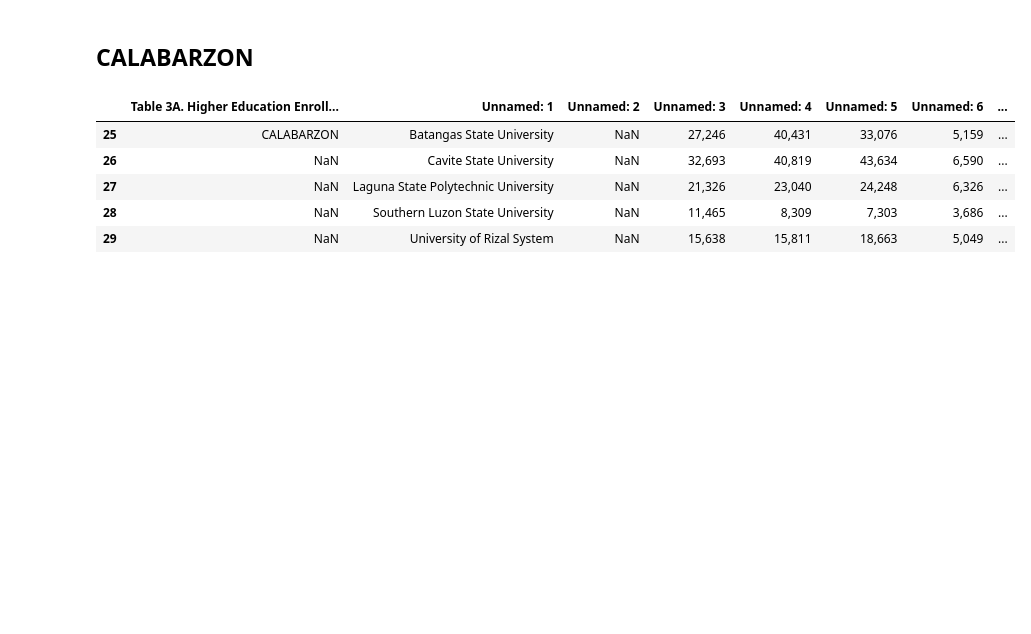
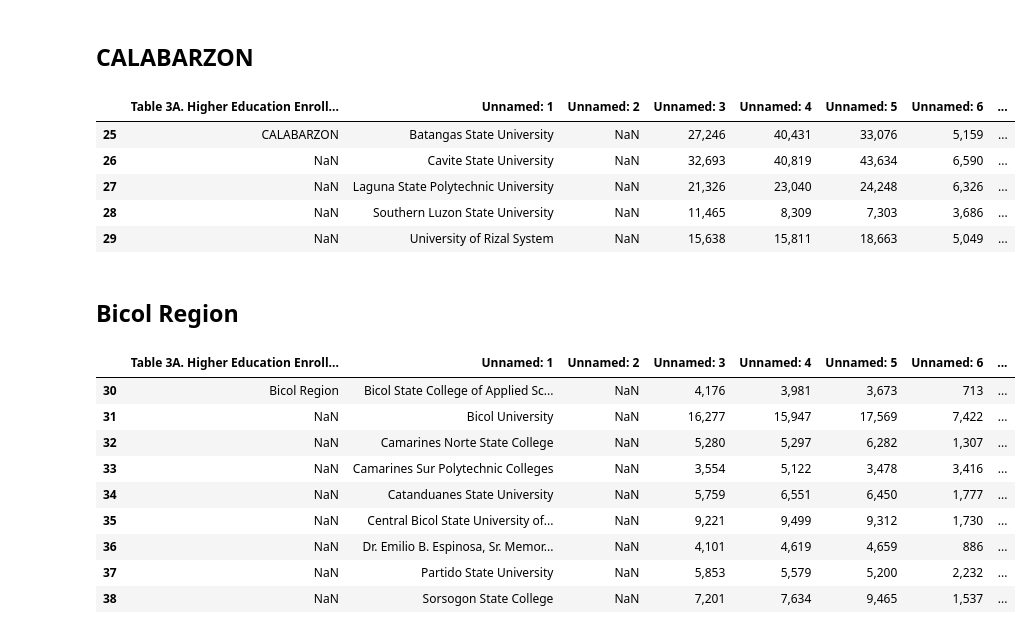
Before and after one commit to GlennBSIT3205/IT-BA-3205_Coalesce, a Jupyter notebook: Education in the Philippines Visualization.ipynb, the cells around one changed output. Drawn from its saved outputs; the diff is of its cells as text; code cells hidden in the pictures; blank space fills up the shorter version.

```diff
--- a/Education in the Philippines Visualization.ipynb
+++ b/Education in the Philippines Visualization.ipynb
@@ -95,3 +95,20 @@ display(df.iloc[25:30])
 | 27 | NaN | Laguna State Polytechnic University | NaN | 21,326 | 23,040 | 24,248 | 6,326 | ... |
 | 28 | NaN | Southern Luzon State University | NaN | 11,465 | 8,309 | 7,303 | 3,686 | ... |
 | 29 | NaN | University of Rizal System | NaN | 15,638 | 15,811 | 18,663 | 5,049 | ... |
+# %% [markdown]
+## **Bicol Region**
+# %%
+url = 'https://raw.githubusercontent.com/GlennBSIT3205/IT-BA-3205_Coalesce/main/Data%20Sets/Higher-Education-Enrollment-and-Graduates-in-State-Universities-and-Colleges-1-converted.csv'
+df = pd.read_csv(url)
+display(df.iloc[30:39])
+# %% [output]
+|  | Table 3A. Higher Education Enroll... | Unnamed: 1 | Unnamed: 2 | Unnamed: 3 | Unnamed: 4 | Unnamed: 5 | Unnamed: 6 | ... |
+| 30 | Bicol Region | Bicol State College of Applied Sc... | NaN | 4,176 | 3,981 | 3,673 | 713 | ... |
+| 31 | NaN | Bicol University | NaN | 16,277 | 15,947 | 17,569 | 7,422 | ... |
+| 32 | NaN | Camarines Norte State College | NaN | 5,280 | 5,297 | 6,282 | 1,307 | ... |
+| 33 | NaN | Camarines Sur Polytechnic Colleges | NaN | 3,554 | 5,122 | 3,478 | 3,416 | ... |
+| 34 | NaN | Catanduanes State University | NaN | 5,759 | 6,551 | 6,450 | 1,777 | ... |
+| 35 | NaN | Central Bicol State University of... | NaN | 9,221 | 9,499 | 9,312 | 1,730 | ... |
+| 36 | NaN | Dr. Emilio B. Espinosa, Sr. Memor... | NaN | 4,101 | 4,619 | 4,659 | 886 | ... |
+| 37 | NaN | Partido State University | NaN | 5,853 | 5,579 | 5,200 | 2,232 | ... |
+| 38 | NaN | Sorsogon State College | NaN | 7,201 | 7,634 | 9,465 | 1,537 | ... |
```
Also changed, not shown: parts of 8 cells of this notebook.
